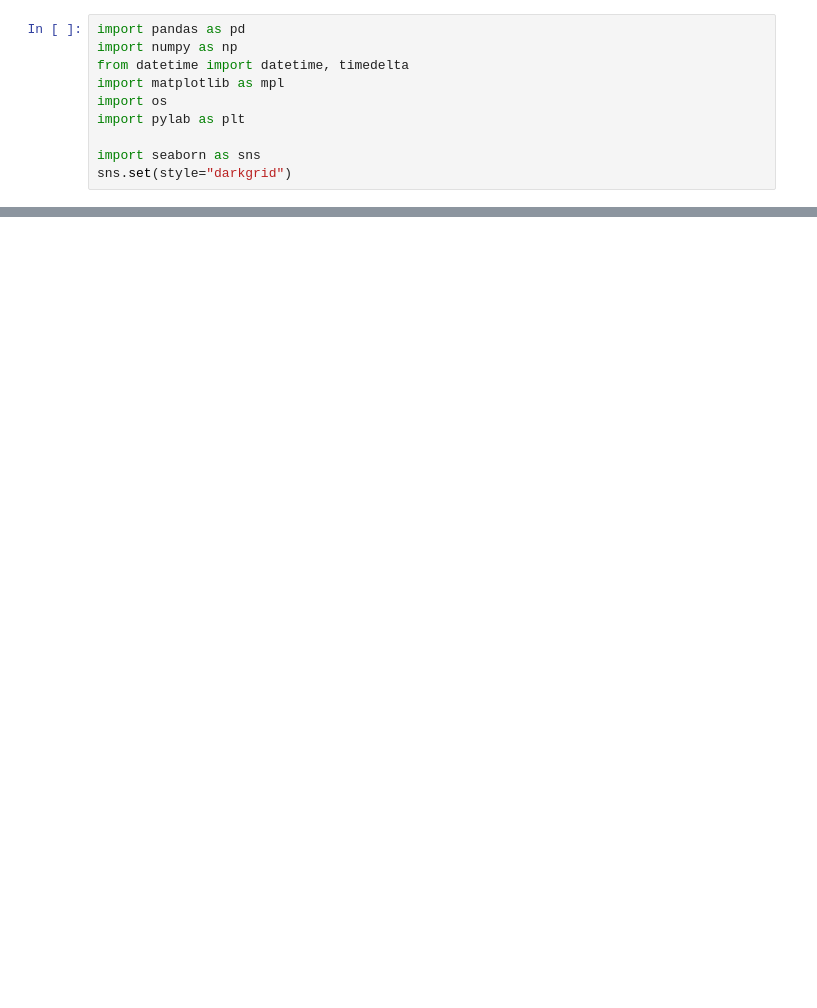
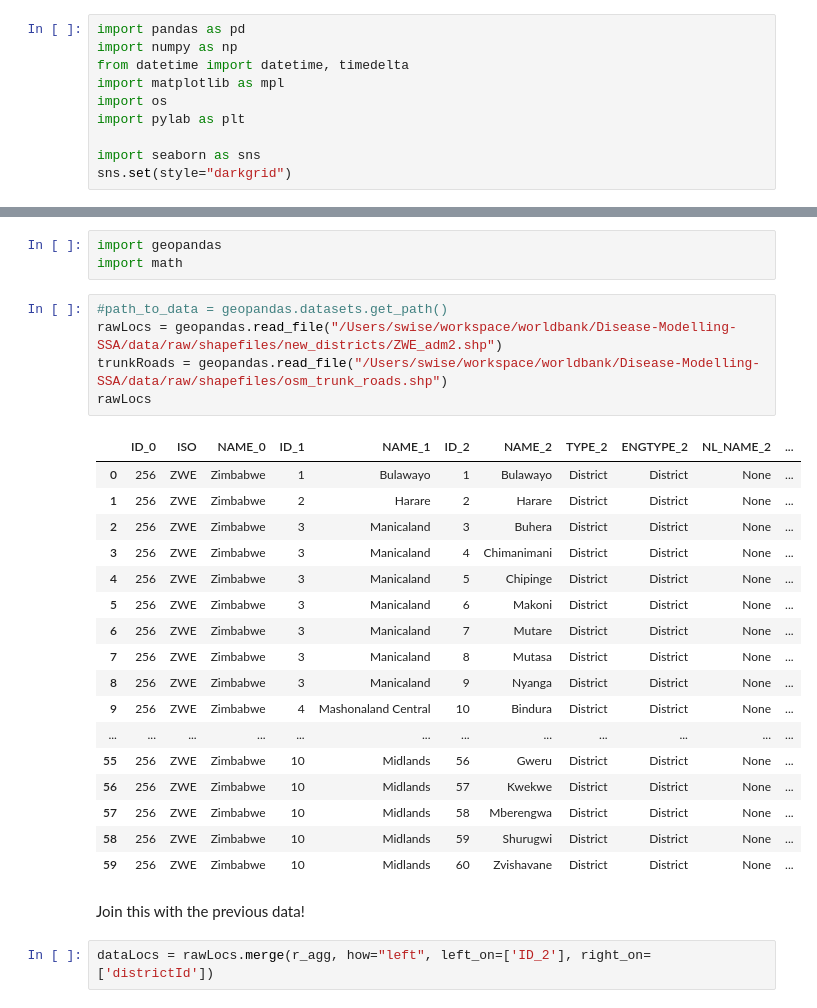
Before and after one commit to dime-worldbank/Disease-Modelling-SSA, a Jupyter notebook: notebooks/JavaOutputProcessing.ipynb, the cells around one changed output, grey strips where cells are left out. Drawn from its saved outputs; the diff is of its cells as text; blank space fills up the shorter version.

```diff
--- a/notebooks/JavaOutputProcessing.ipynb
+++ b/notebooks/JavaOutputProcessing.ipynb
@@ -73,0 +103,30 @@ a = p_data.hist("age")
+# %%
+import geopandas
+import math
+# %%
+#path_to_data = geopandas.datasets.get_path()
+rawLocs = geopandas.read_file("/Users/swise/workspace/worldbank/Disease-Modelling-SSA/data/raw/shapefiles/new_districts/ZWE_adm2.shp")
+trunkRoads = geopandas.read_file("/Users/swise/workspace/worldbank/Disease-Modelling-SSA/data/raw/shapefiles/osm_trunk_roads.shp")
+rawLocs
+# %% [output]
+|  | ID_0 | ISO | NAME_0 | ID_1 | NAME_1 | ID_2 | NAME_2 | TYPE_2 | ENGTYPE_2 | NL_NAME_2 | ... |
+| 0 | 256 | ZWE | Zimbabwe | 1 | Bulawayo | 1 | Bulawayo | District | District | None | ... |
+| 1 | 256 | ZWE | Zimbabwe | 2 | Harare | 2 | Harare | District | District | None | ... |
+| 2 | 256 | ZWE | Zimbabwe | 3 | Manicaland | 3 | Buhera | District | District | None | ... |
+| 3 | 256 | ZWE | Zimbabwe | 3 | Manicaland | 4 | Chimanimani | District | District | None | ... |
+| 4 | 256 | ZWE | Zimbabwe | 3 | Manicaland | 5 | Chipinge | District | District | None | ... |
+| 5 | 256 | ZWE | Zimbabwe | 3 | Manicaland | 6 | Makoni | District | District | None | ... |
+| 6 | 256 | ZWE | Zimbabwe | 3 | Manicaland | 7 | Mutare | District | District | None | ... |
+| 7 | 256 | ZWE | Zimbabwe | 3 | Manicaland | 8 | Mutasa | District | District | None | ... |
+| 8 | 256 | ZWE | Zimbabwe | 3 | Manicaland | 9 | Nyanga | District | District | None | ... |
+| 9 | 256 | ZWE | Zimbabwe | 4 | Mashonaland Central | 10 | Bindura | District | District | None | ... |
+| ... | ... | ... | ... | ... | ... | ... | ... | ... | ... | ... | ... |
+| 55 | 256 | ZWE | Zimbabwe | 10 | Midlands | 56 | Gweru | District | District | None | ... |
+| 56 | 256 | ZWE | Zimbabwe | 10 | Midlands | 57 | Kwekwe | District | District | None | ... |
+| 57 | 256 | ZWE | Zimbabwe | 10 | Midlands | 58 | Mberengwa | District | District | None | ... |
+| 58 | 256 | ZWE | Zimbabwe | 10 | Midlands | 59 | Shurugwi | District | District | None | ... |
+| 59 | 256 | ZWE | Zimbabwe | 10 | Midlands | 60 | Zvishavane | District | District | None | ... |
+# %% [markdown]
+Join this with the previous data!
+# %%
+dataLocs = rawLocs.merge(r_agg, how="left", left_on=['ID_2'], right_on=['districtId'])
```
Also changed, not shown: parts of 29 cells of this notebook, 9 other files.
